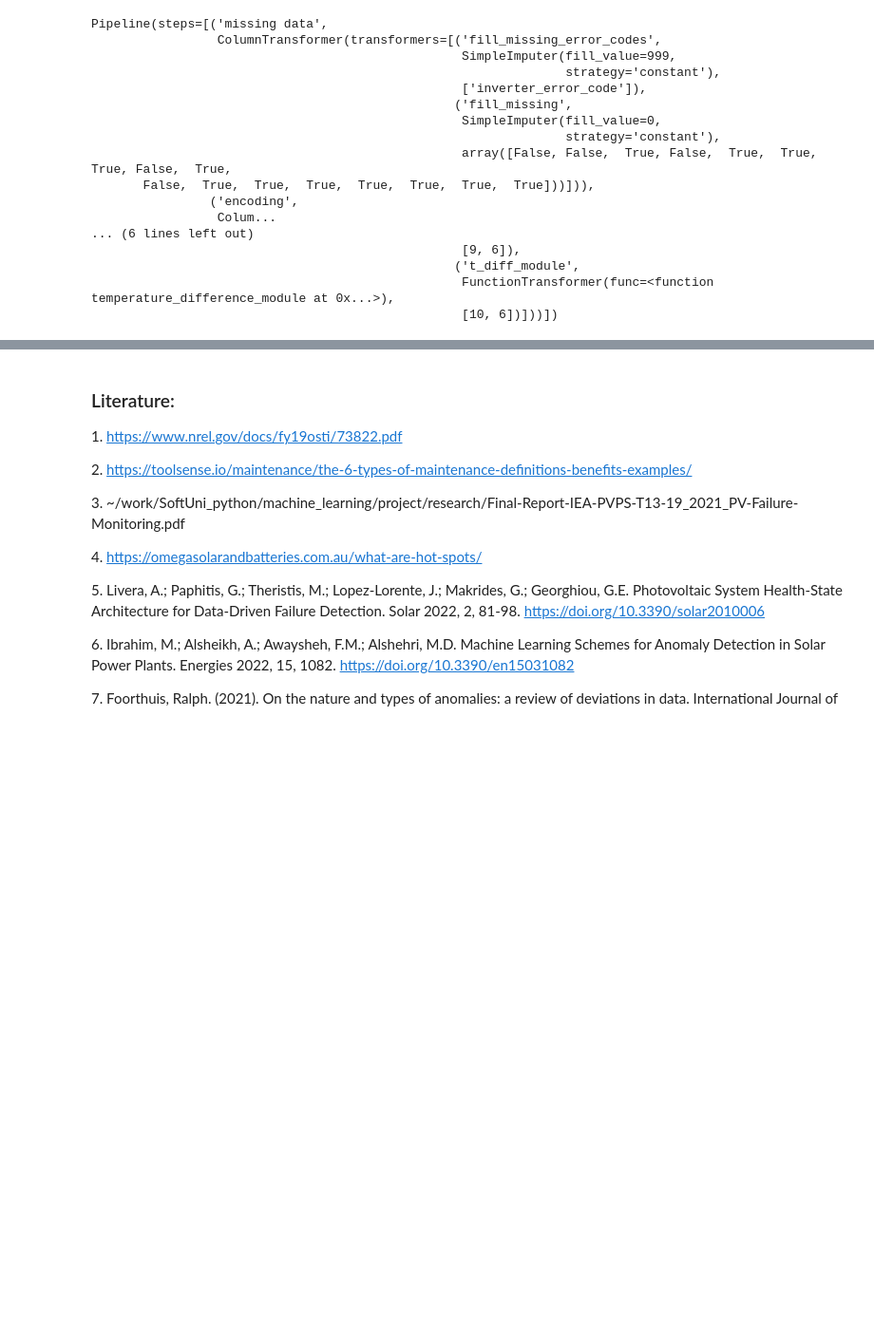
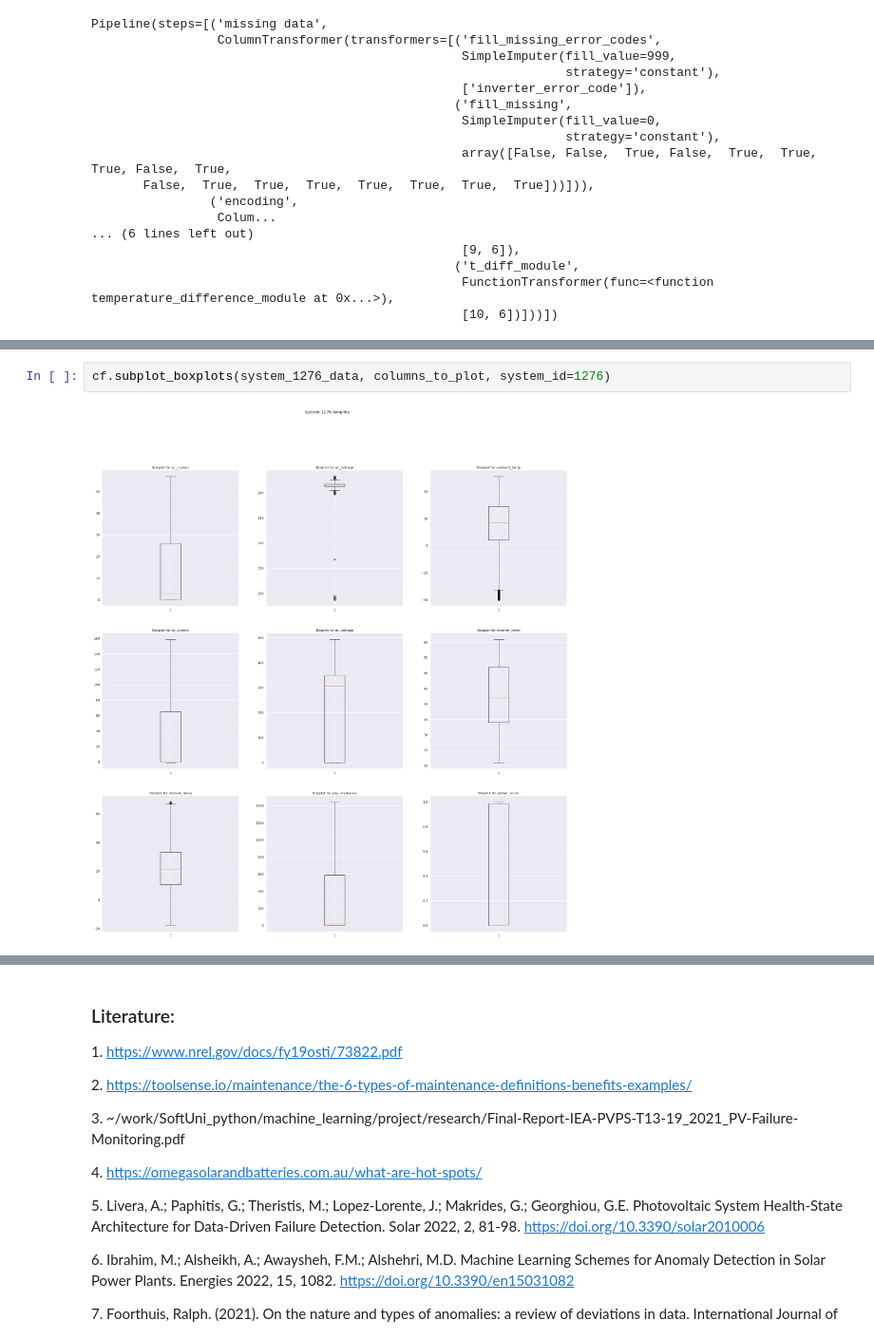
Before and after one commit to Ivelina-Z/Anomaly-detection-in-PV-system, a Jupyter notebook: Anomaly_detection_PV_system.ipynb, the cells around one changed output, grey strips where cells are left out. Shown: that part at 95% size. Saved outputs shown, nothing was run; the diff lists cells and outputs as text; blank space fills up the shorter version.

```diff
--- a/Anomaly_detection_PV_system.ipynb
+++ b/Anomaly_detection_PV_system.ipynb
@@ -197,0 +258,4 @@ Pipeline(steps=[('missing data',
+# %%
+cf.subplot_boxplots(system_1276_data, columns_to_plot, system_id=1276)
+# %% [output]
+[figure, added]
```
Also changed, not shown: parts of 11 cells of this notebook.
